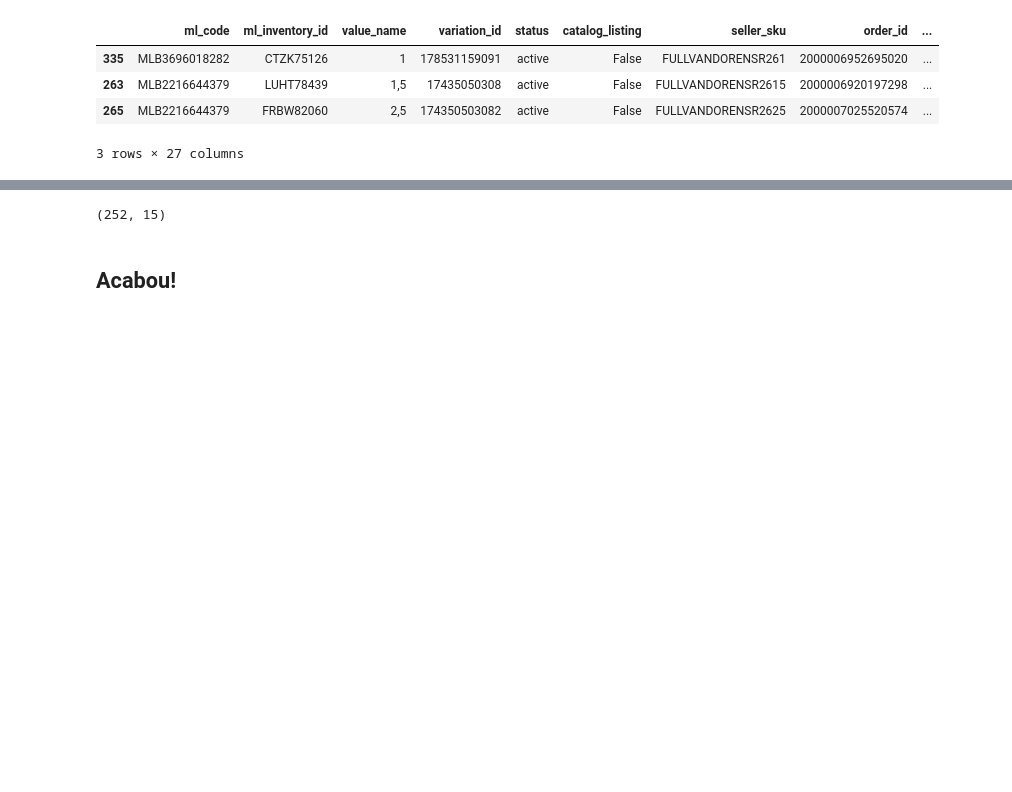
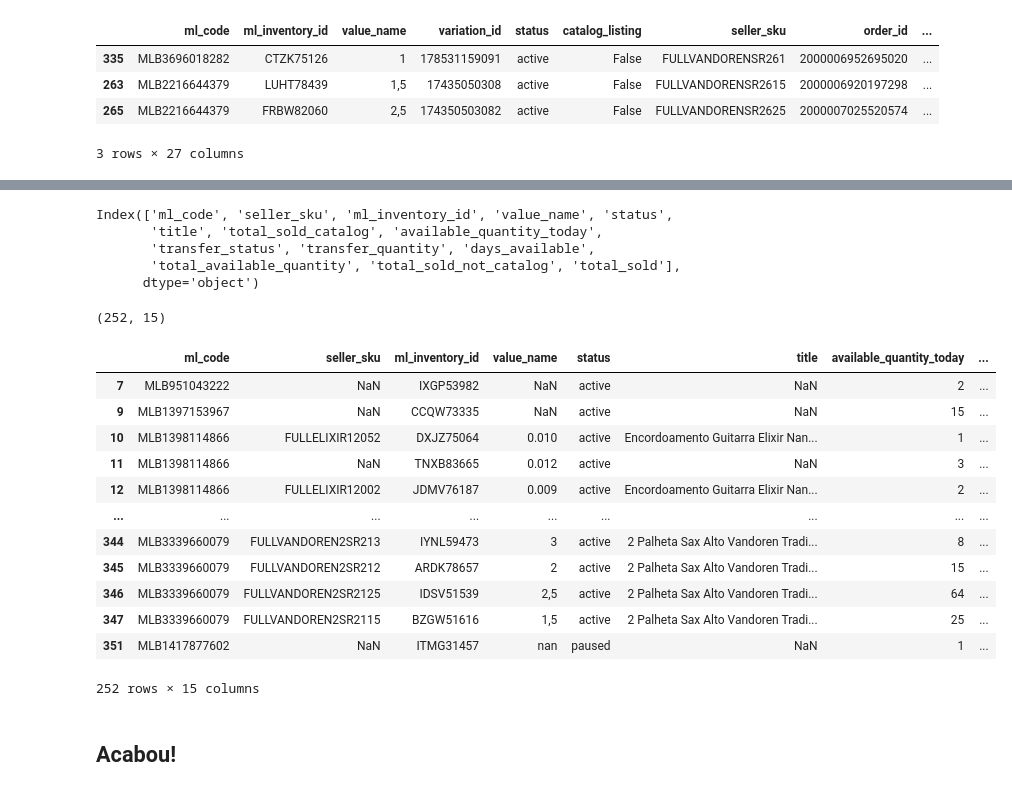
Before and after one commit to lpcoutinho/mcenter_streamlit, a Jupyter notebook: Notebooks/calculando_envio_fulfillment.ipynb, the cells around one changed output, grey strips where cells are left out. Drawn from its saved outputs; the diff is of its cells as text; code cells hidden in the pictures; blank space fills up the shorter version.

```diff
--- a/Notebooks/calculando_envio_fulfillment.ipynb
+++ b/Notebooks/calculando_envio_fulfillment.ipynb
@@ -868,3 +922,11 @@ dfx = dfx[cols]
+# %%
+df_no_itens.columns
+# %% [output]
+Index(['ml_code', 'seller_sku', 'ml_inventory_id', 'value_name', 'status',
+       'title', 'total_sold_catalog', 'available_quantity_today',
+       'transfer_status', 'transfer_quantity', 'days_available',
+       'total_available_quantity', 'total_sold_not_catalog', 'total_sold'],
+      dtype='object')
 # %%
 dfx = dfx.rename(
     columns={"detail_status": "transfer_status", "detail_quantity": "transfer_quantity"}
@@ -874,5 +936,21 @@ dfx.sample()
 dfx.shape
 # %% [output]
 (252, 15)
+# %%
+dfx
+# %% [output]
+|  | ml_code | seller_sku | ml_inventory_id | value_name | status | title | available_quantity_today | ... |
+| 7 | MLB951043222 | NaN | IXGP53982 | NaN | active | NaN | 2 | ... |
+| 9 | MLB1397153967 | NaN | CCQW73335 | NaN | active | NaN | 15 | ... |
+| 10 | MLB1398114866 | FULLELIXIR12052 | DXJZ75064 | 0.010 | active | Encordoamento Guitarra Elixir Nan... | 1 | ... |
+| 11 | MLB1398114866 | NaN | TNXB83665 | 0.012 | active | NaN | 3 | ... |
+| 12 | MLB1398114866 | FULLELIXIR12002 | JDMV76187 | 0.009 | active | Encordoamento Guitarra Elixir Nan... | 2 | ... |
+| ... | ... | ... | ... | ... | ... | ... | ... | ... |
+| 344 | MLB3339660079 | FULLVANDOREN2SR213 | IYNL59473 | 3 | active | 2 Palheta Sax Alto Vandoren Tradi... | 8 | ... |
+| 345 | MLB3339660079 | FULLVANDOREN2SR212 | ARDK78657 | 2 | active | 2 Palheta Sax Alto Vandoren Tradi... | 15 | ... |
+| 346 | MLB3339660079 | FULLVANDOREN2SR2125 | IDSV51539 | 2,5 | active | 2 Palheta Sax Alto Vandoren Tradi... | 64 | ... |
+| 347 | MLB3339660079 | FULLVANDOREN2SR2115 | BZGW51616 | 1,5 | active | 2 Palheta Sax Alto Vandoren Tradi... | 25 | ... |
+| 351 | MLB1417877602 | NaN | ITMG31457 | nan | paused | NaN | 1 | ... |
+252 rows × 15 columns
 # %% [markdown]
 ## Acabou!
```
Also changed, not shown: parts of 9 cells of this notebook, 4 other files.
